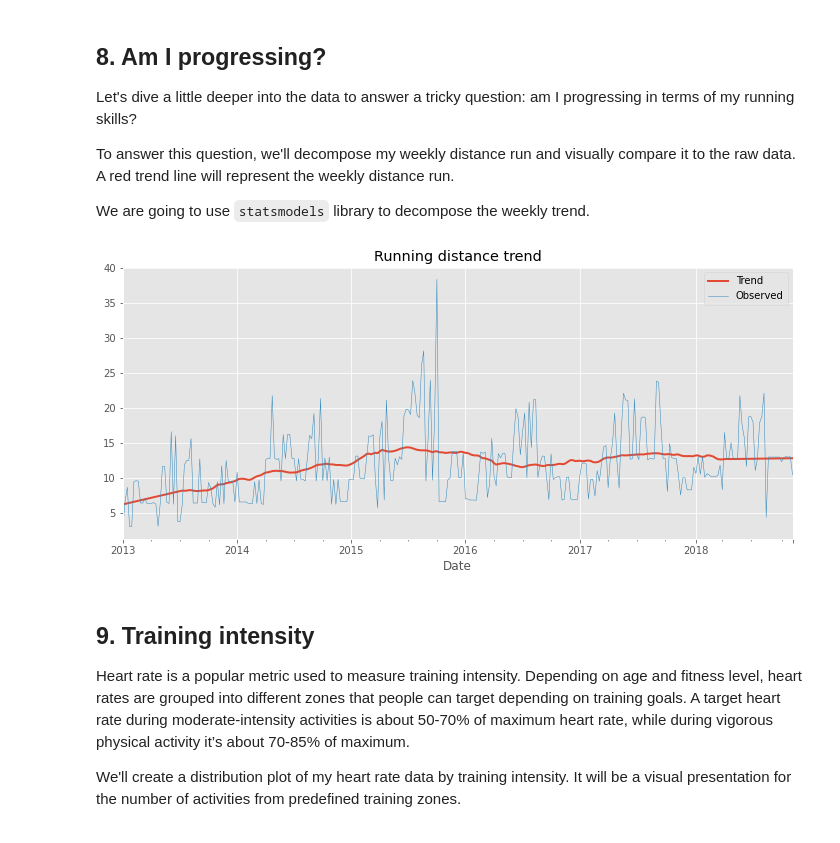
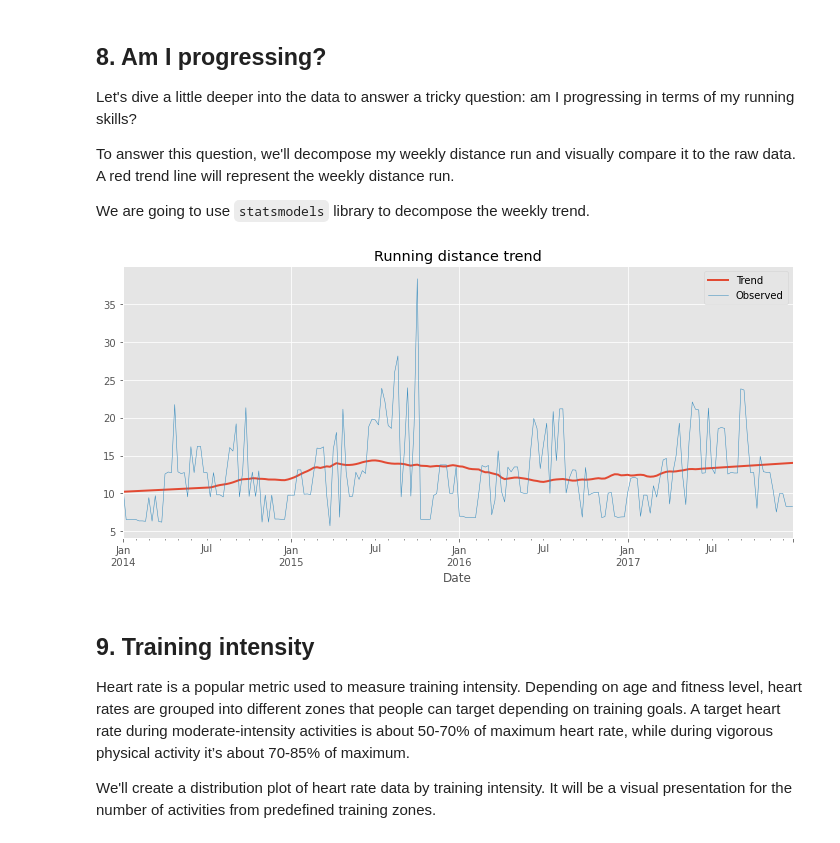
Before and after one commit to eshishmarina/AnalyzeYourRunkeeperFitnessData, a Jupyter notebook: notebook.ipynb, the cells around one changed output. Drawn from its saved outputs; the diff is of its cells as text; code cells hidden in the pictures.

```diff
--- a/notebook.ipynb
+++ b/notebook.ipynb
@@ -247,29 +218,26 @@ plt.show()
 <p>To answer this question, we'll decompose my weekly distance run and visually compare it to the raw data. A red trend line will represent the weekly distance run.</p>
 <p>We are going to use <code>statsmodels</code> library to decompose the weekly trend.</p>
 # %%
-# Import required library
 import statsmodels.api as sm
 
-# Prepare data
 df_run_dist_wkly = df_run['2013':'2018']['Distance (km)'].resample('W').bfill()
+df_run_dist_wkly = df_run_dist_wkly.dropna(axis=0)
+
 decomposed = sm.tsa.seasonal_decompose(df_run_dist_wkly, extrapolate_trend=1)
 
-# Create plot
 fig = plt.figure(figsize=(12,5))
 
-# Plot and customize
 ax = decomposed.trend.plot(label='Trend', linewidth=2)
 ax = decomposed.observed.plot(label='Observed', linewidth=0.5)
 
 ax.legend()
 ax.set_title('Running distance trend')
 
-# Show plot
 plt.show()
 # %% [output]
-[figure, old version]
+[figure, new version]
 # %% [markdown]
 ## 9. Training intensity
 <p>Heart rate is a popular metric used to measure training intensity. Depending on age and fitness level, heart rates are grouped into different zones that people can target depending on training goals. A target heart rate during moderate-intensity activities is about 50-70% of maximum heart rate, while during vigorous physical activity it’s about 70-85% of maximum.</p>
-<p>We'll create a distribution plot of my heart rate data by training intensity. It will be a visual presentation for the number of activities from predefined training zones. </p>
+<p>We'll create a distribution plot of heart rate data by training intensity. It will be a visual presentation for the number of activities from predefined training zones. </p>
 # %%
```
Also changed, not shown: parts of 19 cells of this notebook.
